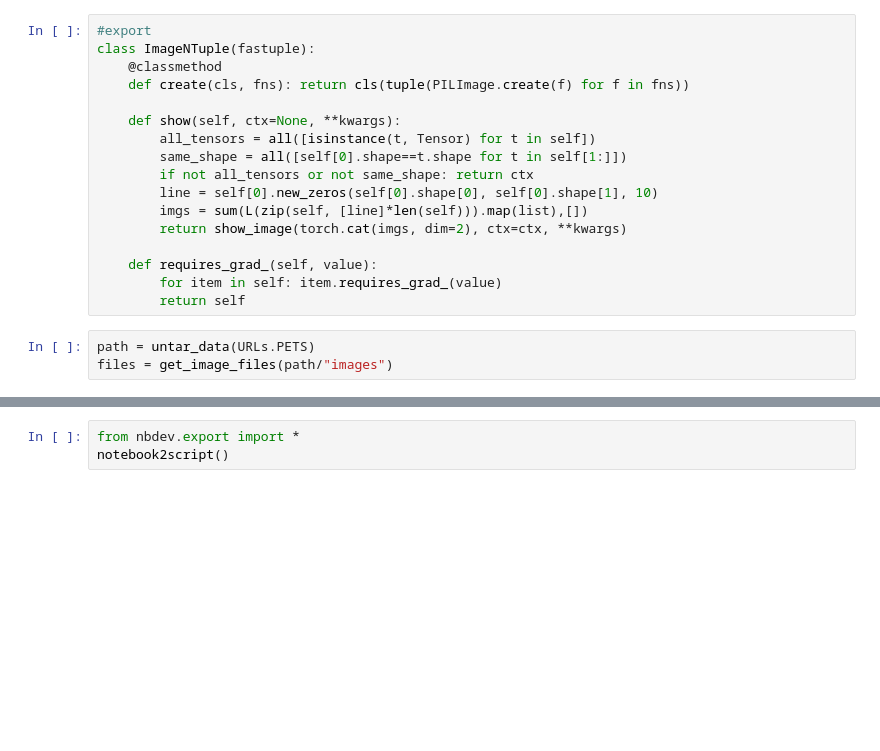
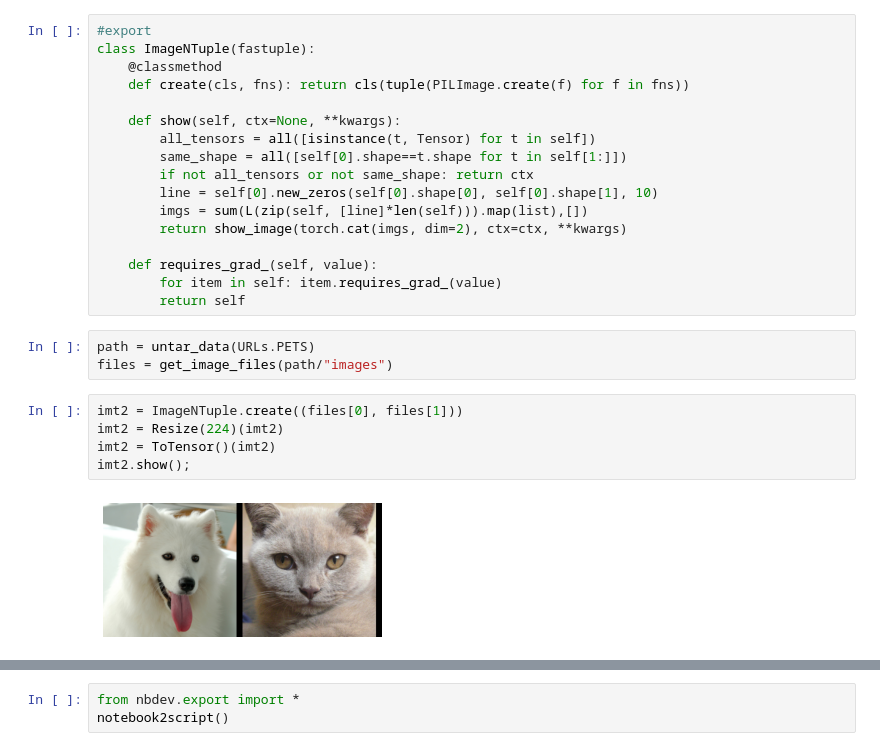
Before and after one commit to ababino/fastpapers, a Jupyter notebook: 00_core.ipynb, the cells around one changed output, grey strips where cells are left out. Drawn from its saved outputs; the diff is of its cells as text; blank space fills up the shorter version.

```diff
--- a/00_core.ipynb
+++ b/00_core.ipynb
@@ -51,4 +76,11 @@ class ImageNTuple(fastuple):
 # %%
 path = untar_data(URLs.PETS)
 files = get_image_files(path/"images")
+# %%
+imt2 = ImageNTuple.create((files[0], files[1]))
+imt2 = Resize(224)(imt2)
+imt2 = ToTensor()(imt2)
+imt2.show();
+# %% [output]
+[figure, added]
 # %%
```
Also changed, not shown: parts of 35 cells of this notebook, 13 other files.
